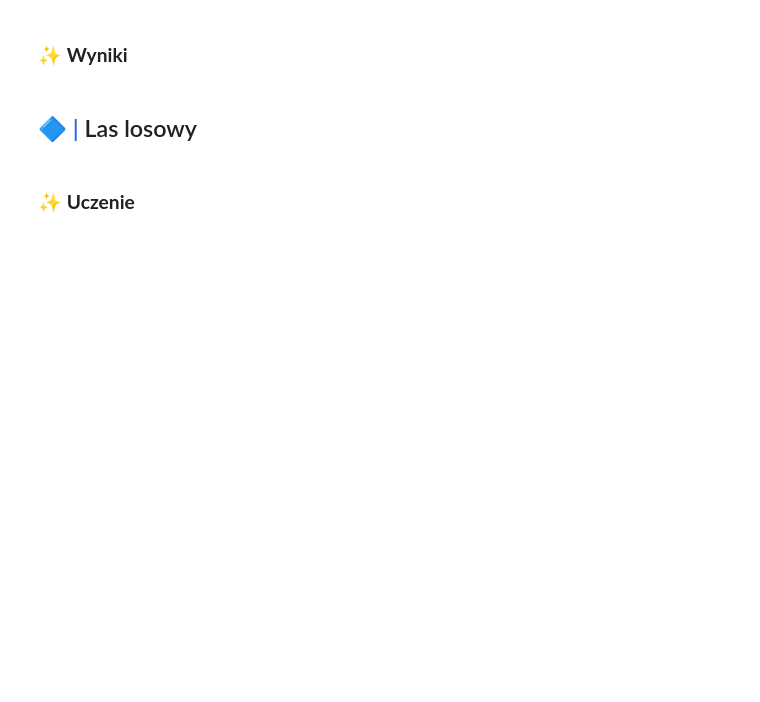
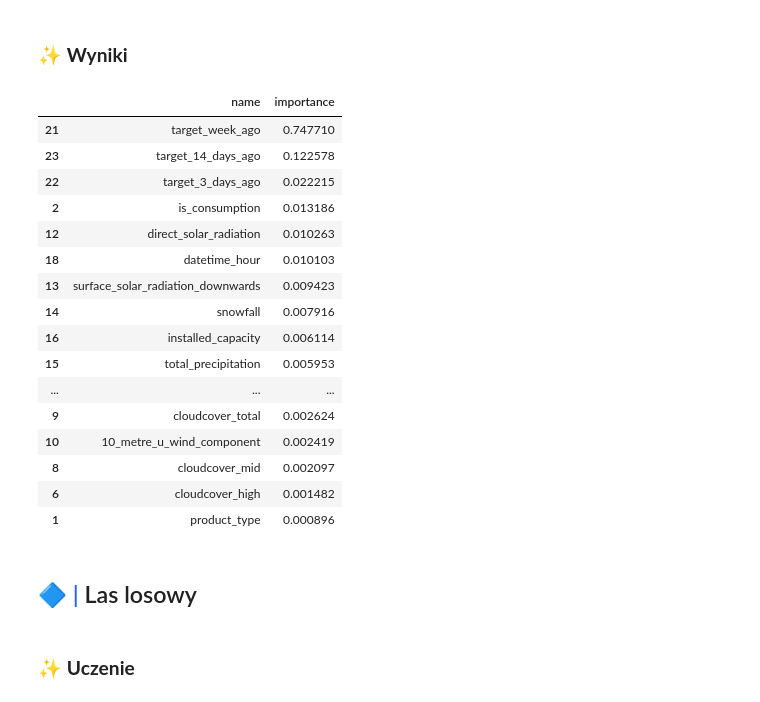
Before and after one commit to DanielSlusarczyk/Thesis, a Jupyter notebook: Models.ipynb, the cells around one changed output. Drawn from its saved outputs; the diff is of its cells as text; code cells hidden in the pictures; blank space fills up the shorter version.

```diff
--- a/Models.ipynb
+++ b/Models.ipynb
@@ -33,12 +40,12 @@ PATH = 'data/'
 gas_prices = pd.read_csv(os.path.join(PATH, 'gas_prices.csv'),
                    dtype={'lowest_price_per_mwh': 'float64',
                           'highest_price_per_mwh': 'float64',
-                          'data_block_id': 'int8'},
+                          'data_block_id': 'int64'},
                    parse_dates=['forecast_date', 'origin_date'])
 
 electricity_prices = pd.read_csv(os.path.join(PATH, 'electricity_prices.csv'),
                    dtype={'euros_per_mwh': 'float64',
-                          'data_block_id': 'int8'},
+                          'data_block_id': 'int64'},
                    parse_dates=['forecast_date', 'origin_date'])
 
 historical_weather = pd.read_csv(os.path.join(PATH, 'historical_weather.csv'),
@@ -57,7 +64,7 @@ historical_weather = pd.read_csv(os.path.join(PATH, 'historical_weather.csv'),
                         'diffuse_radiation': 'float64',
                         'latitude': 'float64',
                         'longitude' : 'float64',
-                        'data_block_id' : 'int16'},
+                        'data_block_id' : 'int64'},
 
                 parse_dates=['datetime'])
 
@@ -76,7 +83,7 @@ forecast_weather = pd.read_csv(os.path.join(PATH, 'forecast_weather.csv'),
                         'surface_solar_radiation_downwards': 'float64',
                         'latitude': 'float64',
                         'longitude' : 'float64',
-                        'data_block_id' : 'int16',
+                        'data_block_id' : 'int64',
                         'hours_ahead': 'int16'},
 
                 parse_dates=['origin_datetime', 'forecast_datetime'])
@@ -87,7 +94,7 @@ train = pd.read_csv(os.path.join(PATH, 'train.csv'),
                         'product_type': 'int8',
                         'target': 'float64',
                         'is_consumption': 'boolean',
-                        'data_block_id' : 'int16',
+                        'data_block_id' : 'int64',
                         'row_id' : 'int16',
                         'prediction_unit_id' : 'int16' },
 
@@ -99,7 +106,7 @@ client = pd.read_csv(os.path.join(PATH, 'client.csv'),
                         'product_type': 'int8',
                         'eic_count': 'float64',
                         'installed_capacity': 'float64',
-                        'data_block_id' : 'int16'},
+                        'data_block_id' : 'int64'},
 
                 parse_dates=['date'])
 # %%
@@ -162,12 +265,19 @@ features = [
     'surface_solar_radiation_downwards',
     'snowfall',
     'total_precipitation',
-    'installed_capacity'
+    'installed_capacity',
+    'elec_price_euros_per_mwh',
+    'datetime_hour',
+    'gas_highest_price_per_mwh',
+    'gas_lowest_price_per_mwh',
+    'target_week_ago',
+    'target_3_days_ago',
+    'target_14_days_ago'
     ]
 target_columns = ['target']
 
-X = merged_data[features]
-y = merged_data[target_columns]
+X = mergedData[features]
+y = mergedData[target_columns]
 
 # Splitting into training and testing sets
 X_train, X_test, y_train, y_test = train_test_split(X, y, test_size=0.2, random_state=42)
@@ -187,7 +297,9 @@ clf = xgb.XGBRegressor (
     # L2 regularization term on weights. Increasing this value will make model more conservative
     reg_lambda = 1,
     # L1 regularization term on weights. Increasing this value will make model more conservative
-    reg_alpha = 0
+    reg_alpha = 0,
+    # Minimum loss reduction required to make a further partition on a leaf node of the tree
+    gamma = 0,
  )
 # %% [markdown]
 ### ✨ <b>Uczenie</b>
@@ -225,7 +337,25 @@ XGBRegressor(base_score=None, booster=None, callbacks=None,
 # %% [markdown]
 ### ✨ <b>Wyniki</b>
 # %%
-pd.DataFrame({'name': clf.feature_names_in_, 'importance': clf.feature_importances_})
+pd.DataFrame({'name': clf.feature_names_in_, 'importance': clf.feature_importances_}).sort_values(by='importance', ascending=False)
+# %% [output]
+|  | name | importance |
+| 21 | target_week_ago | 0.747710 |
+| 23 | target_14_days_ago | 0.122578 |
+| 22 | target_3_days_ago | 0.022215 |
+| 2 | is_consumption | 0.013186 |
+| 12 | direct_solar_radiation | 0.010263 |
+| 18 | datetime_hour | 0.010103 |
+| 13 | surface_solar_radiation_downwards | 0.009423 |
+| 14 | snowfall | 0.007916 |
+| 16 | installed_capacity | 0.006114 |
+| 15 | total_precipitation | 0.005953 |
+| ... | ... | ... |
+| 9 | cloudcover_total | 0.002624 |
+| 10 | 10_metre_u_wind_component | 0.002419 |
+| 8 | cloudcover_mid | 0.002097 |
+| 6 | cloudcover_high | 0.001482 |
+| 1 | product_type | 0.000896 |
 # %% [markdown]
 ## <span style='color:#2563eb'>🔷 | <b></span>Las losowy</b>
 # %%
```
Also changed, not shown: parts of 13 cells of this notebook, 2 other files.
